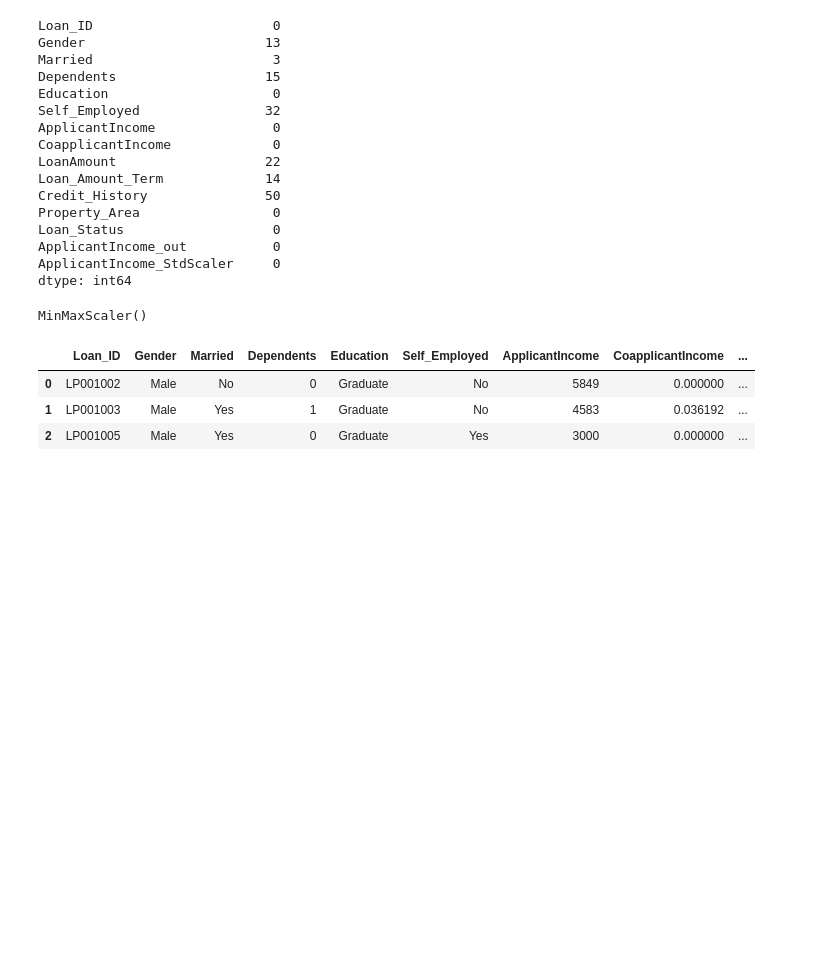
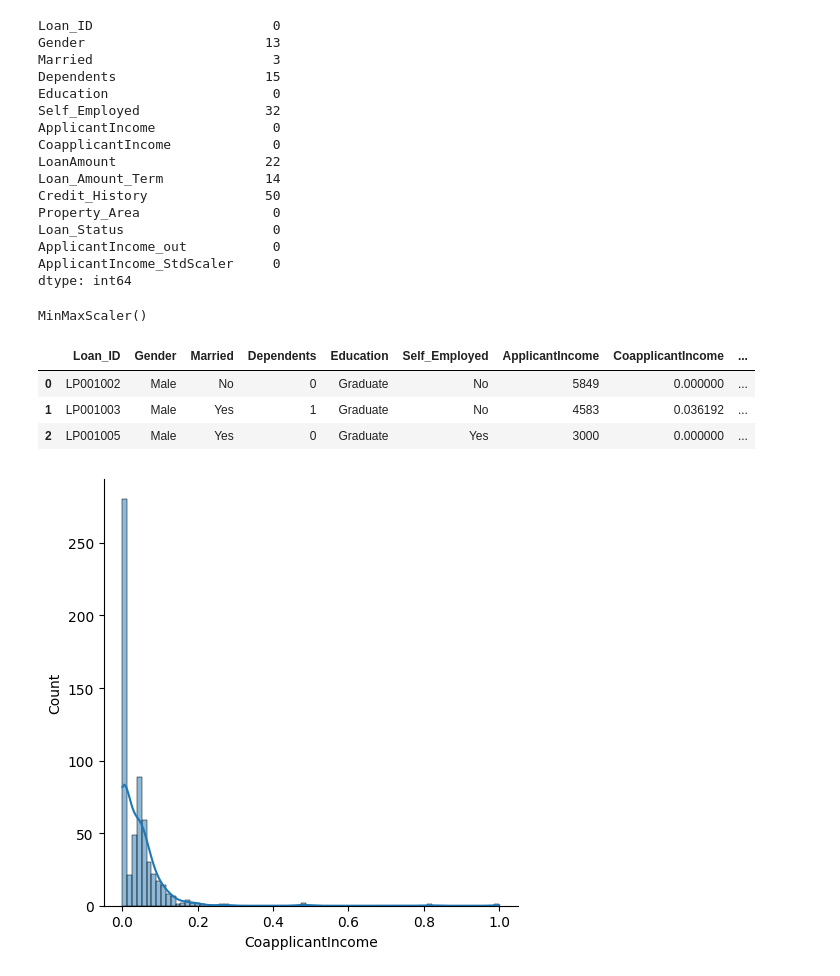
Before and after one commit to Singh-Prince-Rinku/2025, a Jupyter notebook: Machine Learning/Data_Analysis/Future_Scaling.ipynb, the cells around one changed output. Cells and saved outputs as stored; diff of their text form; code cells hidden in the pictures; blank space fills up the shorter version.

```diff
--- a/Machine Learning/Data_Analysis/Future_Scaling.ipynb
+++ b/Machine Learning/Data_Analysis/Future_Scaling.ipynb
@@ -153,3 +153,8 @@ dataset.head(3)
 | 0 | LP001002 | Male | No | 0 | Graduate | No | 5849 | 0.000000 | ... |
 | 1 | LP001003 | Male | Yes | 1 | Graduate | No | 4583 | 0.036192 | ... |
 | 2 | LP001005 | Male | Yes | 0 | Graduate | Yes | 3000 | 0.000000 | ... |
+# %%
+sns.displot(dataset["CoapplicantIncome"], kde = True)
+plt.show()
+# %% [output]
+[figure, added]
```
